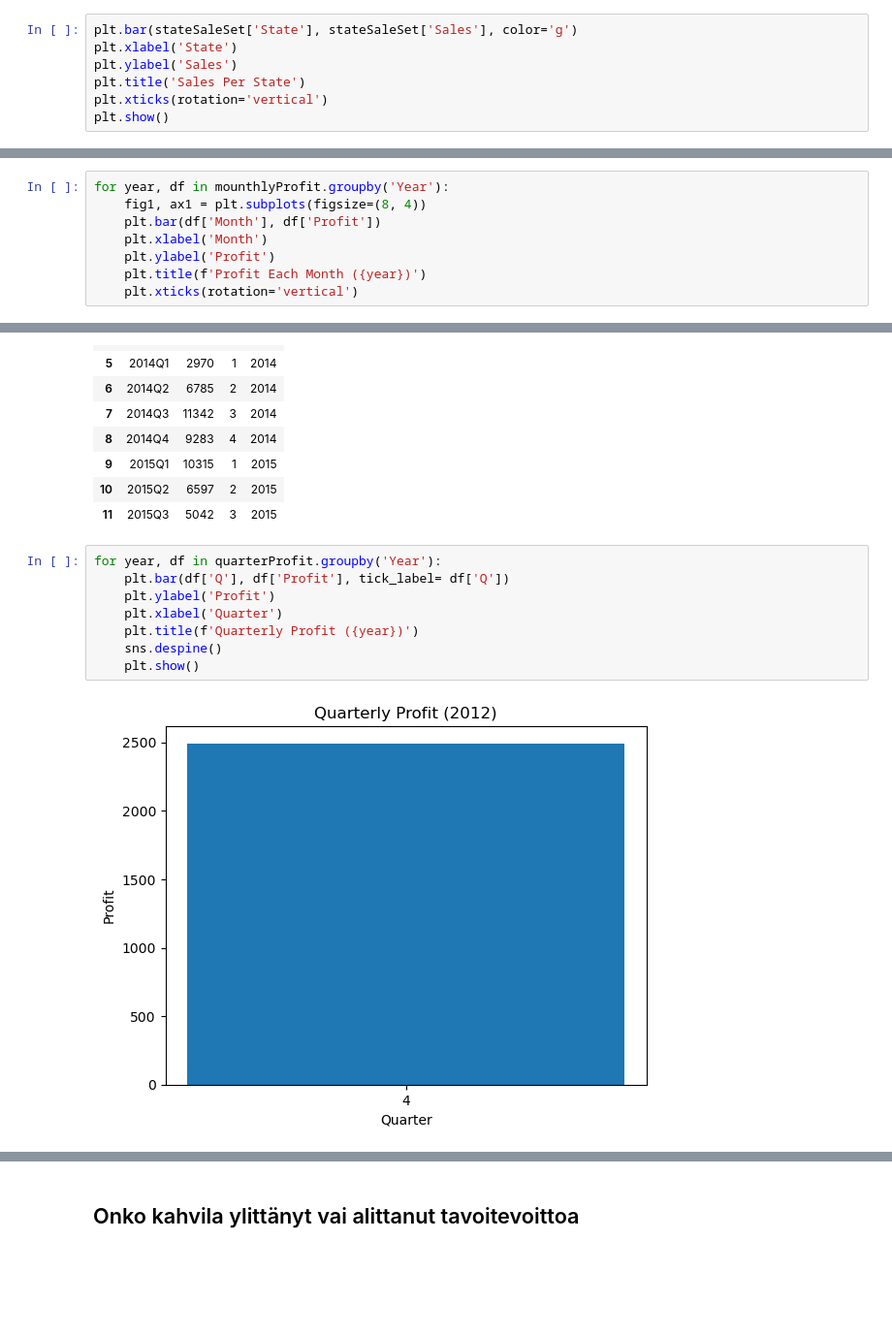
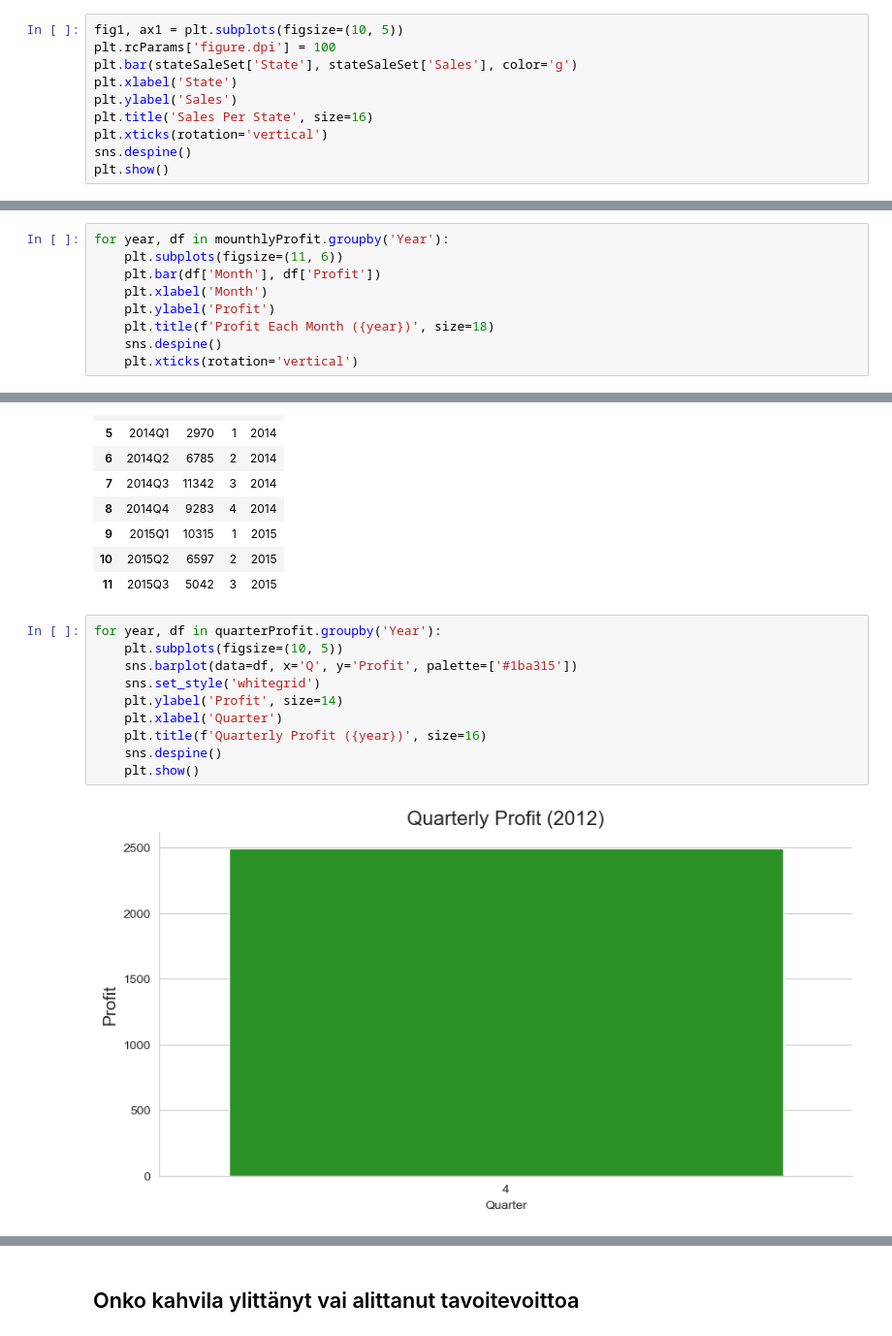
Before and after one commit to R3adyPro/Coffee-Chain-Sales, a Jupyter notebook: main.ipynb, the cells around one changed output, grey strips where cells are left out. Shown at 97% size. Drawn from its saved outputs; the diff is of its cells as text; blank space fills up the shorter version.

```diff
--- a/main.ipynb
+++ b/main.ipynb
@@ -65,10 +67,13 @@ stateSaleSet
 | 18 | Washington | 9744 | 4.802484 |
 | 19 | Wisconsin | 7839 | 3.863575 |
 # %%
+fig1, ax1 = plt.subplots(figsize=(10, 5))
+plt.rcParams['figure.dpi'] = 100
 plt.bar(stateSaleSet['State'], stateSaleSet['Sales'], color='g')
 plt.xlabel('State')
 plt.ylabel('Sales')
-plt.title('Sales Per State')
+plt.title('Sales Per State', size=16)
 plt.xticks(rotation='vertical')
+sns.despine()
 plt.show()
 # %% [output]
@@ -136,10 +159,11 @@ mounthlyProfit
 | 34 | 2015-08 | 3006 | August | 2015 |
 # %%
 for year, df in mounthlyProfit.groupby('Year'):
-    fig1, ax1 = plt.subplots(figsize=(8, 4))
+    plt.subplots(figsize=(11, 6))
     plt.bar(df['Month'], df['Profit'])
     plt.xlabel('Month')
     plt.ylabel('Profit')
-    plt.title(f'Profit Each Month ({year})')
+    plt.title(f'Profit Each Month ({year})', size=18)
+    sns.despine()
     plt.xticks(rotation='vertical')
 # %% [output]
@@ -185,11 +209,13 @@ quarterProfit
 | 11 | 2015Q3 | 5042 | 3 | 2015 |
 # %%
 for year, df in quarterProfit.groupby('Year'):
-    plt.bar(df['Q'], df['Profit'], tick_label= df['Q'])
-    plt.ylabel('Profit')
+    plt.subplots(figsize=(10, 5))
+    sns.barplot(data=df, x='Q', y='Profit', palette=['#1ba315'])
+    sns.set_style('whitegrid')
+    plt.ylabel('Profit', size=14)
     plt.xlabel('Quarter')
-    plt.title(f'Quarterly Profit ({year})')
+    plt.title(f'Quarterly Profit ({year})', size=16)
     sns.despine()
     plt.show()
 # %% [output]
-[figure, old version]
+[figure, new version]
```
Also changed, not shown: parts of 12 cells of this notebook.
